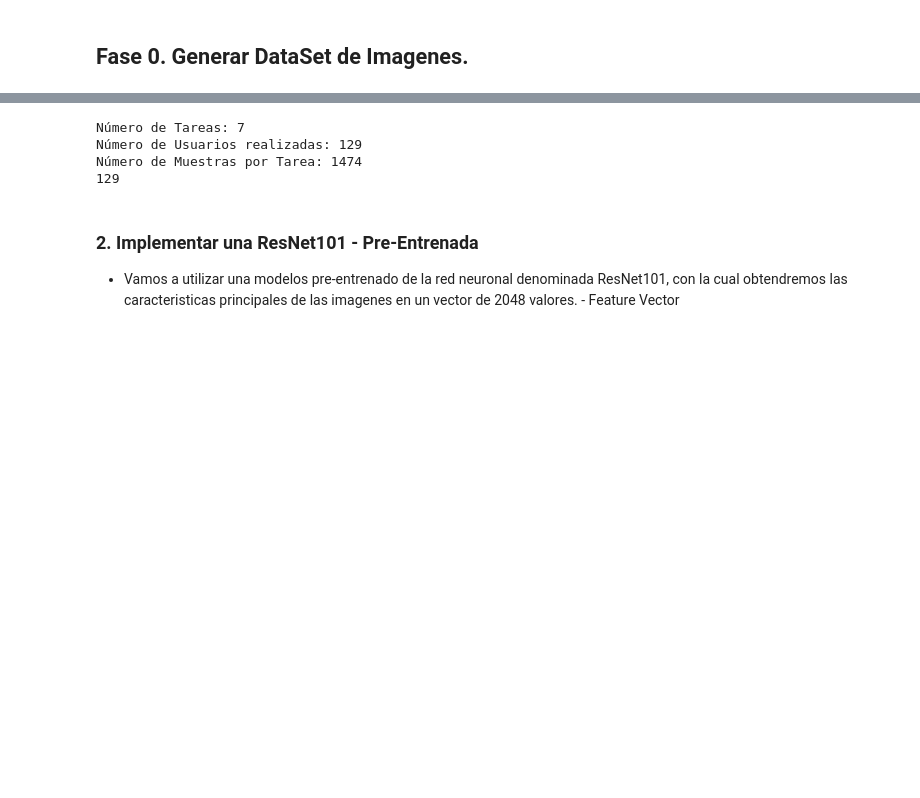
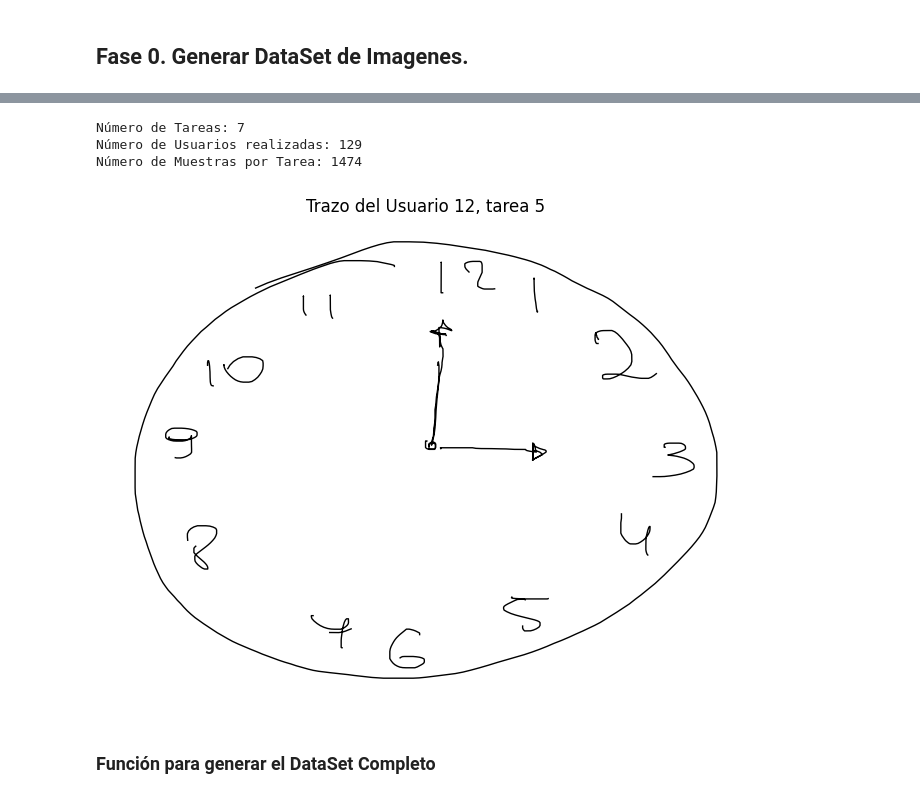
Before and after one commit to isak792/watermarking, a Jupyter notebook: notebooks/Avance4.5Equipo.ipynb, the cells around one changed output, grey strips where cells are left out. Saved outputs shown, nothing was run; the diff lists cells and outputs as text; code cells hidden in the pictures; blank space fills up the shorter version.

```diff
--- a/notebooks/Avance4.5Equipo.ipynb
+++ b/notebooks/Avance4.5Equipo.ipynb
@@ -38,6 +61,6 @@ The autoreload extension is already loaded. To reload it, use:
 # %%
 # Vamos a sacar los datos del Dataset.
 # Cargamos los datos del Dataset.
-data_h = DataHandler() #Objeto que maneja datos.
-data_dict = data_h.load_data(Path("../data/raw"), "emothaw_data.pkl")
+dh = DataHandler() #Objeto que maneja datos.
+data_dict = dh.load_data(Path("../data/raw"), "emothaw_data.pkl")
 # %% [output]
@@ -65,7 +88,34 @@ print("Número de Muestras por Tarea:", len(list_data_x[0][0]))
 Número de Tareas: 7
 Número de Usuarios realizadas: 129
 Número de Muestras por Tarea: 1474
-129
+# %%
+# Elegir un usuario y una tarea al azar (por ejemplo, el primero)
+num_tarea = np.random.randint(0, 6)
+num_usuario = np.random.randint(0, len(list_data_x[num_tarea]) - 1)
+
+# Datos de coordenadas del dibujo
+datos_x = list_data_x[num_tarea][num_usuario].to_numpy()
+datos_y = list_data_y[num_tarea][num_usuario].to_numpy()
+
+# Datos de presion del lapiz usado
+datos_p = list_data_p[num_tarea][num_usuario].to_numpy()
+
+# Reasignamos los valores de X y Y a nan ya que solo nos interesa cuando presiona el lapiz en el papel
+datos_x[datos_p == 0] = np.nan
+datos_y[datos_p == 0] = np.nan
+
+# Invertimos los datos de X para mejor visualizacion
+datos_x_inv = -datos_x[:]
+
+plt.axis('off') # Apagamos los axis de la imagen
+plt.plot(datos_x_inv, datos_y, linewidth= 1, color='k') # Imprimimos la imagen
+plt.subplots_adjust(left=0, right=1, bottom= 0, top=1) # Centramos la imagen
+plt.title(f"Trazo del Usuario {num_usuario}, tarea {num_tarea}")
+plt.show()
+# %% [output]
+[figure, added]
+# %% [markdown]
+### Función para generar el DataSet Completo
 # %%
 # Convertir a una funcion
 # def get_image(task_id, user_id,  )
@@ -104,6 +154,3 @@ for num_tarea in range(7):
     file_name = f"task{num_tarea}_user_{num_usuario}.png"
     plt.savefig("DataSet/" + file_name, dpi = 100)
     plt.close()
-# %% [markdown]
-### 2. Implementar una ResNet101 - Pre-Entrenada
-- Vamos a utilizar una modelos pre-entrenado de la red neuronal denominada ResNet101, con la cual obtendremos las caracteristicas principales de las imagenes en un vector de 2048 valores. - Feature Vector
```
Also changed, not shown: parts of 62 cells of this notebook, 3 other files.
